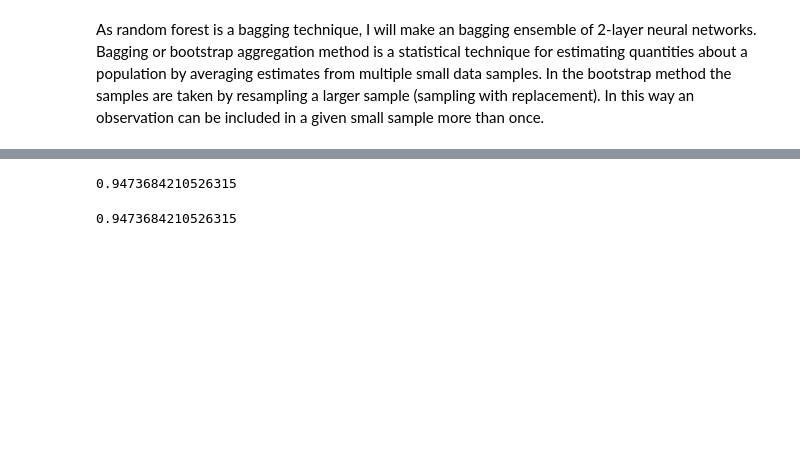
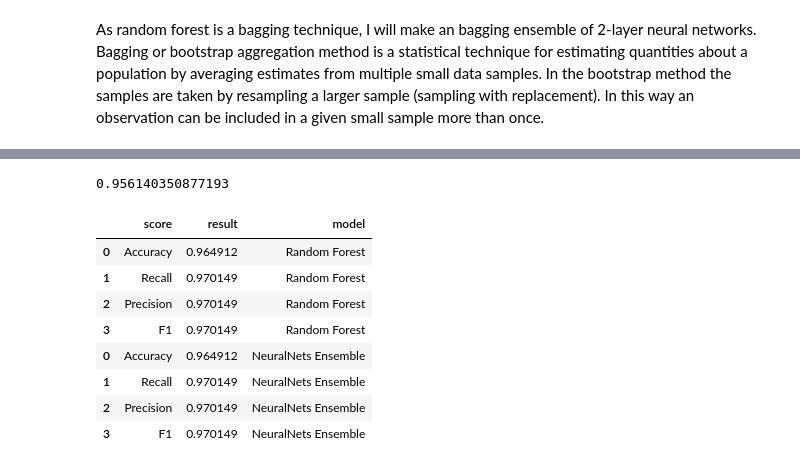
Before and after one commit to foukonana/MSc_MachineLearning_Asgmts, a Jupyter notebook: Assignments/Asgmt10_Ensembles/asgmt10_afoudouli.ipynb, the cells around one changed output, grey strips where cells are left out. Saved outputs shown, nothing was run; the diff lists cells and outputs as text; code cells hidden in the pictures; blank space fills up the shorter version.

```diff
--- a/Assignments/Asgmt10_Ensembles/asgmt10_afoudouli.ipynb
+++ b/Assignments/Asgmt10_Ensembles/asgmt10_afoudouli.ipynb
@@ -176,11 +138,7 @@ for n in tqdm(range(87)):
     results_df[f'nn_{n}'] = y_pred
     scores.append(accuracy_score(y_test, y_pred))
 # %%
-results_df['ensemble_pred'] = results_df.apply(lambda x: int((sum(x)/12) > 0.5), axis=1)
+results_df['ensemble_pred'] = results_df.apply(lambda x: int((sum(x)/24) > 0.5), axis=1)
 accuracy_score(y_test, results_df['ensemble_pred'])
 # %% [output]
-0.9473684210526315
+0.956140350877193
-# %%
-np.mean(scores)
-# %% [output]
-0.9473684210526315
@@ -188,0 +171,12 @@ results_df.drop(columns='ensemble_pred', inplace=True)
+# %%
+scores_df
+# %% [output]
+|  | score | result | model |
+| 0 | Accuracy | 0.964912 | Random Forest |
+| 1 | Recall | 0.970149 | Random Forest |
+| 2 | Precision | 0.970149 | Random Forest |
+| 3 | F1 | 0.970149 | Random Forest |
+| 0 | Accuracy | 0.964912 | NeuralNets Ensemble |
+| 1 | Recall | 0.970149 | NeuralNets Ensemble |
+| 2 | Precision | 0.970149 | NeuralNets Ensemble |
+| 3 | F1 | 0.970149 | NeuralNets Ensemble |
```
Also changed, not shown: parts of 14 cells of this notebook.
